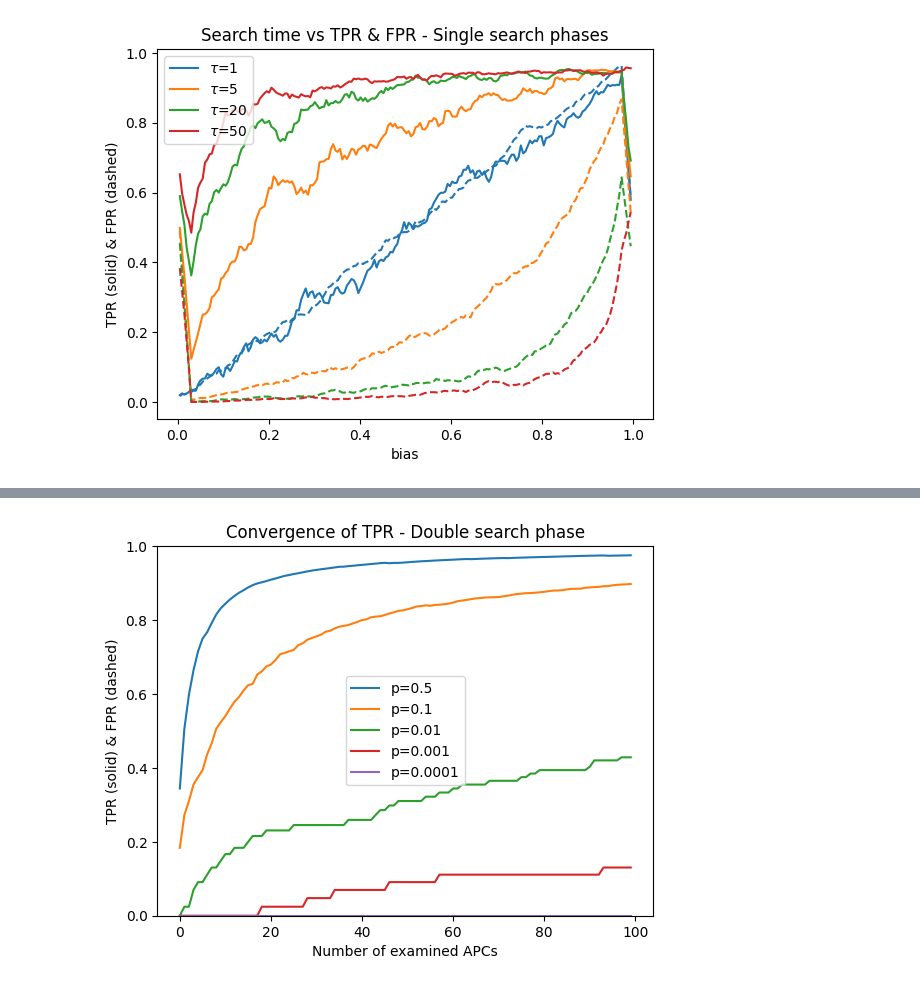
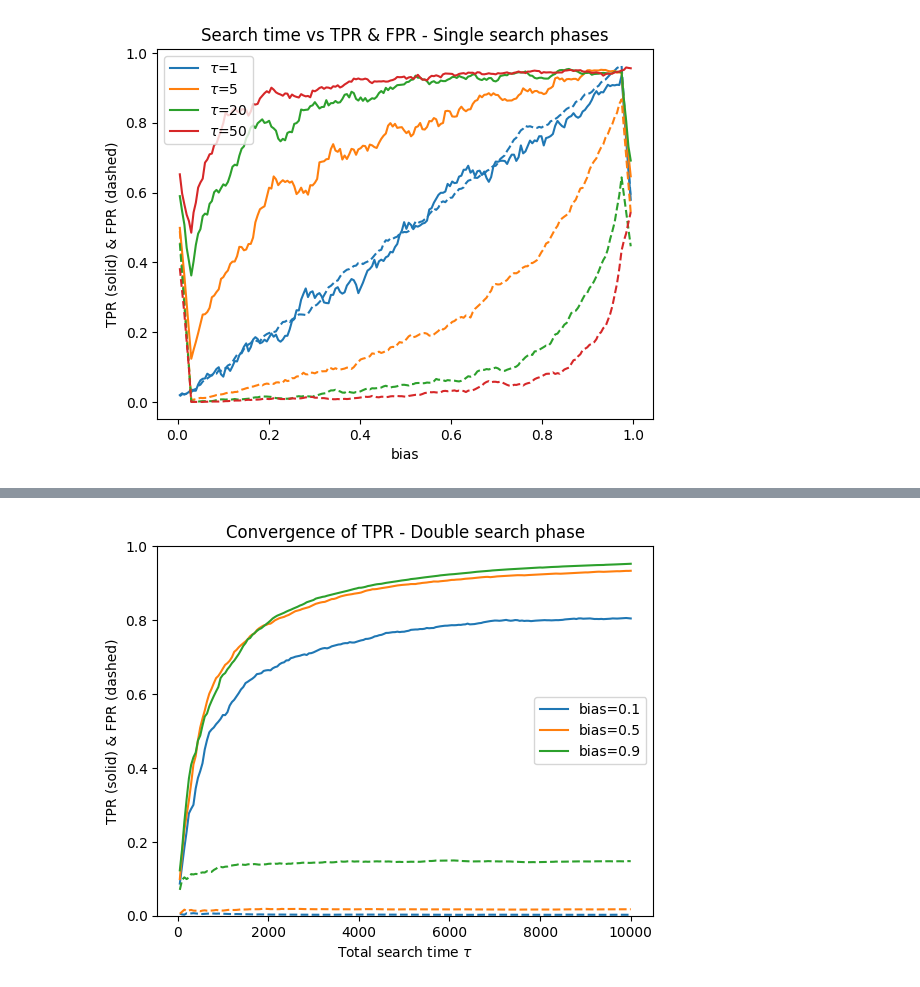
Before and after one commit to nikoczernin/tcells, a Jupyter notebook: baumgart_repro.ipynb, the cells around one changed output, grey strips where cells are left out. Saved outputs shown, nothing was run; the diff lists cells and outputs as text; code cells hidden in the pictures.

Commit message:
were comparing single with double search strats now

```diff
--- a/baumgart_repro.ipynb
+++ b/baumgart_repro.ipynb
@@ -479,11 +481,11 @@ for learning_rate in learning_rates:
     for bias in biases:
         if bias == 0 or bias == 1: continue
         env = StochasticAPC(learning_rate=learning_rate, p=0.1, bias=bias)
-        agent_ = ImmuneSystem_DoublePhase(env, tau_1=4, tau_2=6)
+        agent = ImmuneSystem_DoublePhase(env, tau_1=4, tau_2=6)
         for j in range(n):
             # reset the env
-            agent_.env.reset()
-            R, t, transitions = agent_.episode()
+            agent.env.reset()
+            R, t, transitions = agent.episode()
             final_action = transitions[-1][1]
             final_reward = transitions[-1][2]
             evaluation = transitions[-1][4]
@@ -555,11 +557,11 @@ for tau in [1, 5, 20, 50]:
     for bias in biases:
         if bias == 0 or bias == 1: continue
         env = StochasticAPC(learning_rate=learning_rate, p=0.1, bias=bias)
-        agent_ = ImmuneSystem_SinglePhase(env, tau=tau)
+        agent = ImmuneSystem_SinglePhase(env, tau=tau)
         for j in range(n):
             # reset the env
-            agent_.env.reset()
-            R, t, transitions = agent_.episode()
+            agent.env.reset()
+            R, t, transitions = agent.episode()
             final_action = transitions[-1][1]
             final_reward = transitions[-1][2]
             evaluation = transitions[-1][4]
@@ -628,16 +630,16 @@ learning_rate = 2
 n = 200
 biases = np.linspace(0, 1, n)
 # biases = [0.5]
-for tau_1, tau_2 in [(1, 2), (5, 8), (20, 30), (50, 80)]:
+for tau_1, tau_2 in [(1, 2), (3, 5), (15, 20), (40, 50)]:
 # for learning_rate in [2]:
     for bias in biases:
         if bias == 0 or bias == 1: continue
         env = StochasticAPC(learning_rate=learning_rate, p=0.1, bias=bias)
-        agent_ = ImmuneSystem_DoublePhase(env, tau_1=tau_1, tau_2=tau_2)
+        agent = ImmuneSystem_DoublePhase(env, tau_1=tau_1, tau_2=tau_2)
         for j in range(n):
             # reset the env
-            agent_.env.reset()
-            R, t, transitions = agent_.episode()
+            agent.env.reset()
+            R, t, transitions = agent.episode()
             final_action = transitions[-1][1]
             final_reward = transitions[-1][2]
             evaluation = transitions[-1][4]
@@ -800,29 +696,29 @@ import numpy as np
 import pandas as pd
 import random
 
-m = 40 # number of episodes per param set
-n = 100 # number of APCs to look into
+m = 100 # number of episodes per param set
+n = 200 # number of APCs to look into
 
 exp_dfs = []
 
-ps = [0.5, 0.1, 0.01, 0.001, 0.0001]
-# p = 0.1
-# biases = [0.1, 0.5, 0.9]
-bias = 0.8
+# ps = [0.5, 0.1, 0.01, 0.001, 0.0001]
+p = 0.1
+biases = [0.1, 0.5, 0.9]
+# bias = 0.8
 tau = 50
 
 # different probabilities of APC being positive
-for p in ps:
+for bias in biases:
     exp_results = []
     env = StochasticAPC(p=p, learning_rate=2, bias=bias)
-    agent_ = ImmuneSystem_SinglePhase(env, tau=tau)
+    agent = ImmuneSystem_SinglePhase(env, tau=tau)
     for j in range(m):
         # if i % 10 == 0: print(i)
         for i in range(n):
             # reset the env
-            agent_.env.reset()
+            agent.env.reset()
             # # manually set the environment tendency
-            R, t, transitions = agent_.episode(verbose=False)
+            R, t, transitions = agent.episode(verbose=False)
             final_action = transitions[-1][1]
             final_reward = transitions[-1][2]
             evaluation = transitions[-1][4]
@@ -833,36 +729,36 @@ for p in ps:
 
     exp_results = pd.DataFrame(exp_results)
     # sort so n increases within each m
     exp_results = exp_results.sort_values(["m", "n"], kind="mergesort")
     # cumsum within each m, n stays unchanged
     # this way we get a mean TP count and FP count and sum of time taken til termination per
     sum_cols = ["t", "FN", "FP", "TN", "TP"]
     exp_results[sum_cols] = exp_results.groupby("m", sort=False)[sum_cols].cumsum()
     # we now have all episodes ordered by i (number of the ith APC looked at by the IS in n)
     # in groups of j (number of run)
     exp_results = exp_results.groupby("n", as_index=False).mean()
     # compute the evaluation metrics
     exp_results["TPR"] = exp_results["TP"] / (exp_results["FN"] + exp_results["TP"] + 1)
     exp_results["FPR"] = exp_results["FP"] / (exp_results["FP"] + exp_results["TN"] + 1)
     # keep this cumsum df in a bigger dfs list
     exp_dfs.append(exp_results)
 
 
 # Plot each experiment separately
 i = 0
 for df in exp_dfs:
-    exp_var = "p" # select the variable of the experiment here!
-    exp_val = df["p"].unique()[0]
-    plt.plot(df["n"], df["TPR"], color=plt.cm.tab10.colors[i], label=f"{exp_var}={exp_val}")
-    # plt.plot(df["t"], df["FPR"], color=plt.cm.tab10.colors[i], linestyle="--")
+    exp_var = "bias" # select the variable of the experiment here!
+    exp_val = df[exp_var].unique()[0]
+    plt.plot(df["t"], df["TPR"], color=plt.cm.tab10.colors[i], label=f"{exp_var}={exp_val}")
+    plt.plot(df["t"], df["FPR"], color=plt.cm.tab10.colors[i], linestyle="--")
     i += 1
 
-plt.xlabel("Number of examined APCs")
+plt.xlabel("Total search time $\\tau$")
 plt.title("Convergence of TPR - Double search phase")
 # plt.ylabel("TPR")
 plt.ylabel("TPR (solid) & FPR (dashed)")
 plt.ylim(0, 1)
 plt.legend()
 plt.show()
 # %% [output]
-[figure, old version]
+[figure, new version]
```
Also changed, not shown: parts of 21 cells of this notebook, 2 other files.
